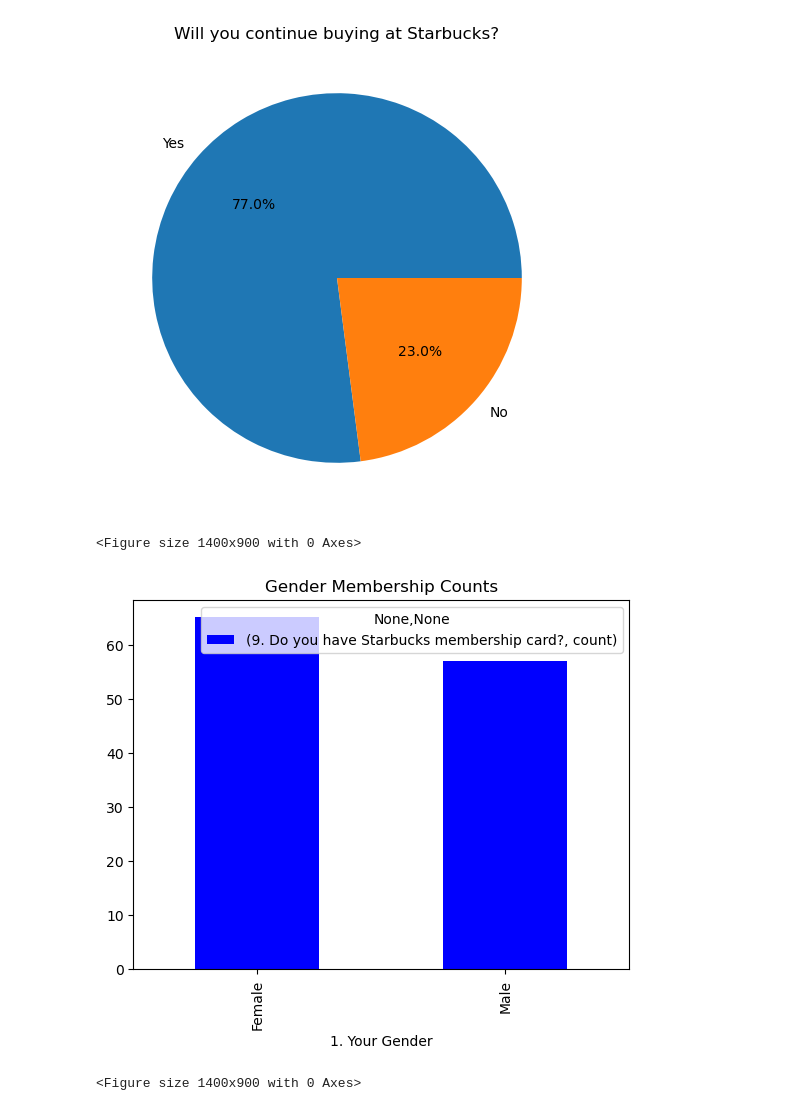
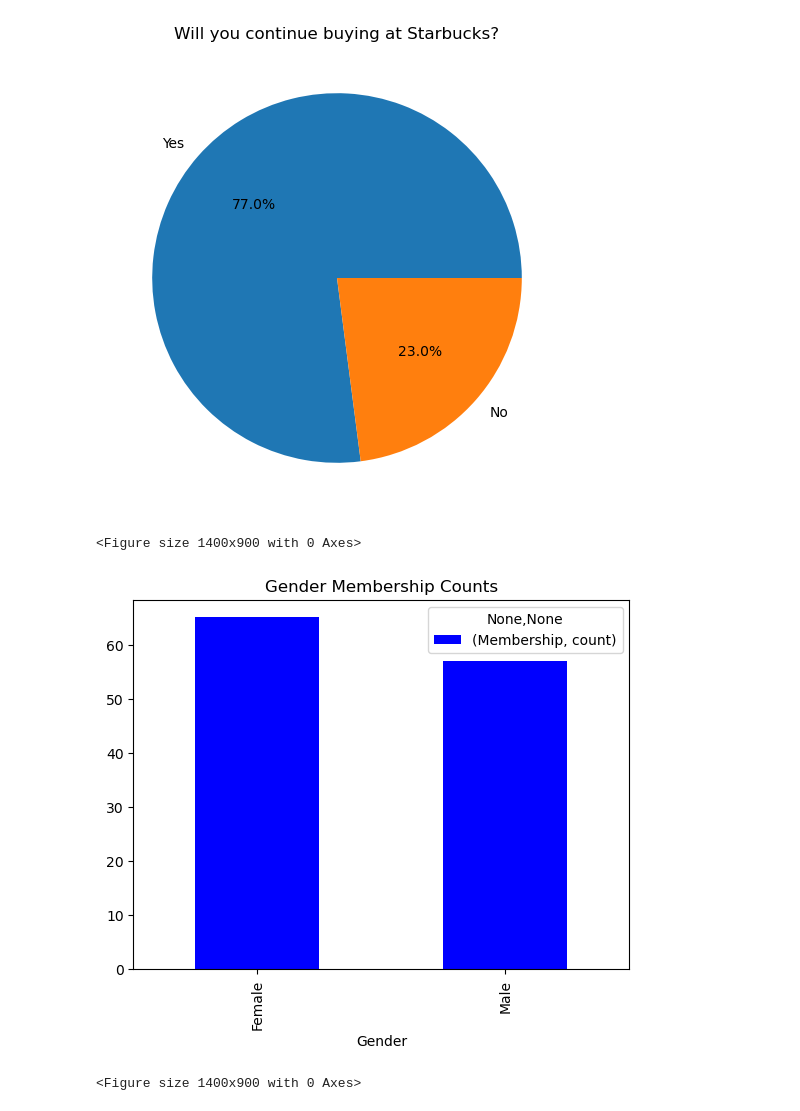
Before and after one commit to HonurX/starbucsk_customer_review, a Jupyter notebook: 1-Starbucks_Data.ipynb, the cells around one changed output. Cells and saved outputs as stored; diff of their text form; code cells hidden in the pictures.

```diff
--- a/1-Starbucks_Data.ipynb
+++ b/1-Starbucks_Data.ipynb
@@ -25,6 +53,7 @@ df
+# %%
+df["Time"] = df["Time"].astype(str)
 # %%
-df["Timestamp"] = df["Timestamp"].astype(str)
-df["Timestamp"] = pd.to_datetime(df["Timestamp"])
+df["Time"] = pd.to_datetime(df["Time"], errors="coerce")
 # %%
 df.info()
 # %% [output]
@@ -105,6 +134,6 @@ Timestamp
 dtype: int64
 # %%
-df["19. How do you come to hear of promotions at Starbucks? Check all that apply."]=df["19. How do you come to hear of promotions at Starbucks? Check all that apply."].fillna("Unknown")
+df["Form of Promotion"]=df["Form of Promotion"].fillna("Unknown")
 # %%
 df.isnull().sum()
 # %% [output]
@@ -155,8 +184,8 @@ from sklearn.impute import SimpleImputer
 imputer = SimpleImputer(strategy="most_frequent")
 
 
-df["6. How do you usually enjoy Starbucks?"] = imputer.fit_transform(
-    df[["6. How do you usually enjoy Starbucks?"]]
+df["Prefered Visit Type"] = imputer.fit_transform(
+    df[["Prefered Visit Type"]]
 ).ravel()
 # %%
 df.isnull().sum()
@@ -292,13 +341,13 @@ plt.show()
 # %% [output]
 [figure]
 # %%
-df.groupby("1. Your Gender").agg({"9. Do you have Starbucks membership card?": ["count"] }).plot(kind="bar" , color=["blue" ,"red"])
+df.groupby("Gender").agg({"Membership": ["count"] }).plot(kind="bar" , color=["blue" ,"red"])
 
 plt.title("Gender Membership Counts")
 plt.figure(figsize=(14,9))
 # %% [output]
 <Figure size 1400x900 with 0 Axes>
-[figure, old version]
+[figure, new version]
 <Figure size 1400x900 with 0 Axes>
 # %%
 
```
Also changed, not shown: parts of 55 cells of this notebook.
